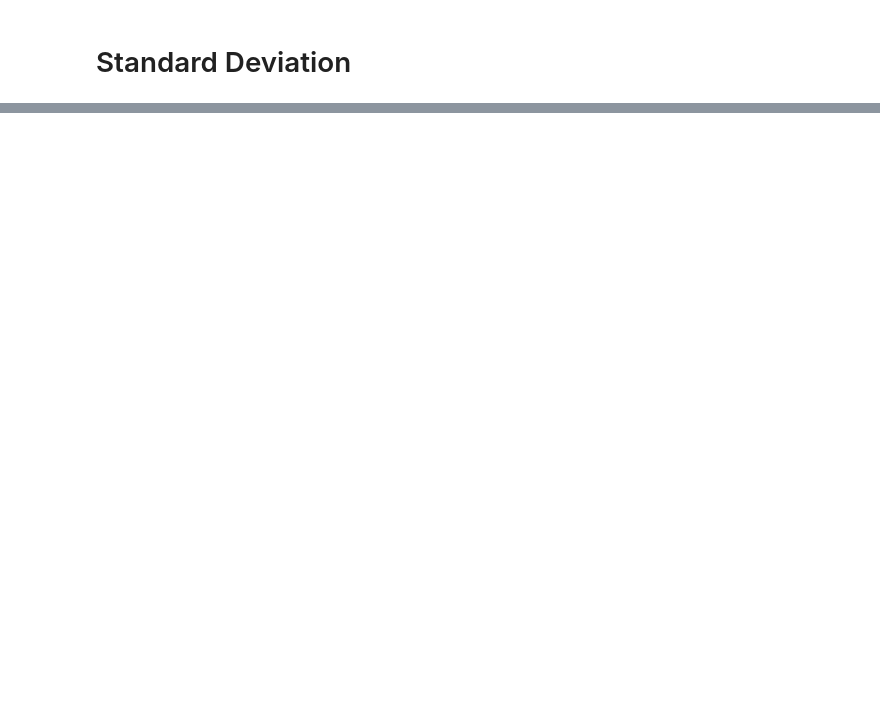
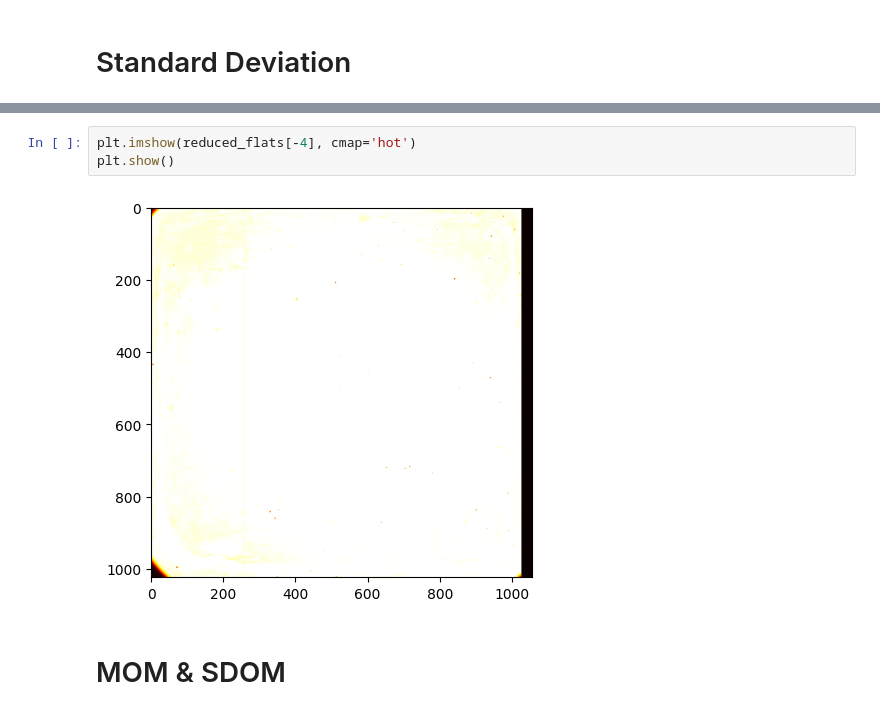
Before and after one commit to parkergeorge30/ASTRO150, a Jupyter notebook: Lab_1.ipynb, the cells around one changed output, grey strips where cells are left out. Cells and saved outputs as stored; diff of their text form; blank space fills up the shorter version.

```diff
--- a/Lab_1.ipynb
+++ b/Lab_1.ipynb
@@ -213,0 +257,7 @@ plt.show()
+# %%
+plt.imshow(reduced_flats[-4], cmap='hot')
+plt.show()
+# %% [output]
+[figure, added]
+# %% [markdown]
+# MOM & SDOM
```
Also changed, not shown: parts of 20 cells of this notebook.
